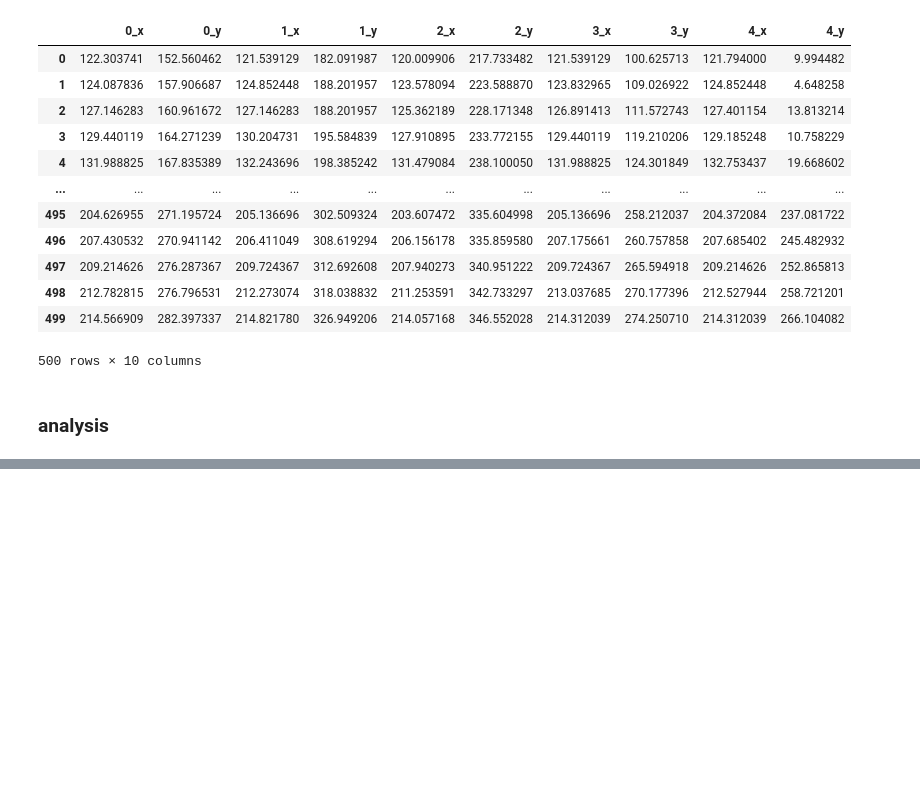
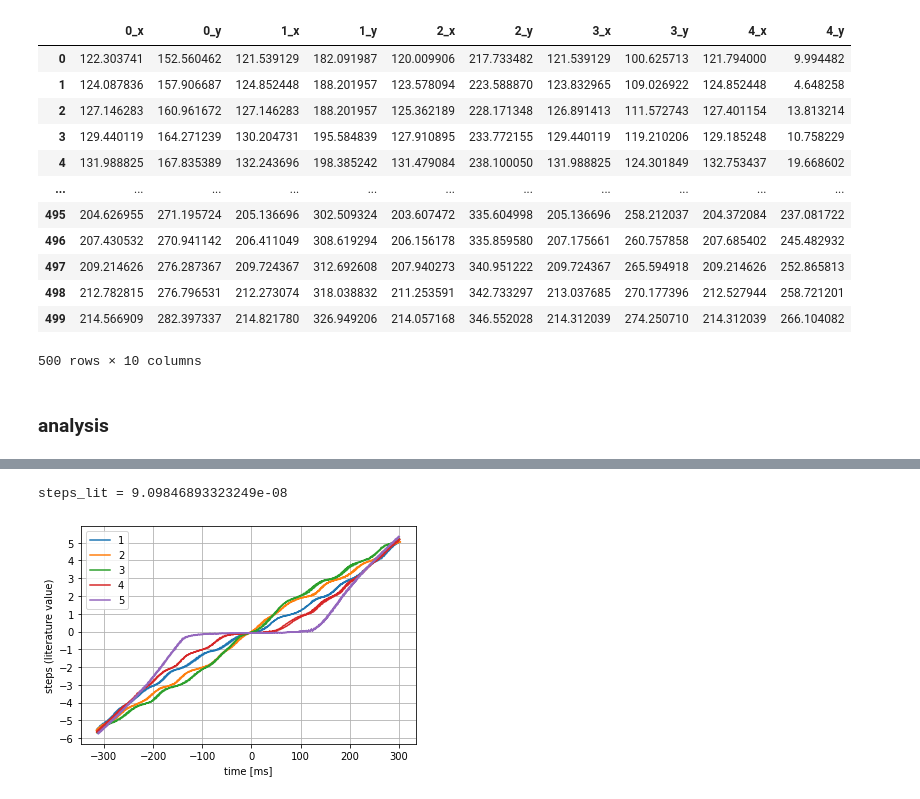
Before and after one commit to emhl/FP1, a Jupyter notebook: SQUID.ipynb, the cells around one changed output, grey strips where cells are left out. Drawn from its saved outputs; the diff is of its cells as text; code cells hidden in the pictures; blank space fills up the shorter version.

```diff
--- a/SQUID.ipynb
+++ b/SQUID.ipynb
@@ -490,0 +503,19 @@ plt.legend()
+# %%
+steps_lit = con.h/(2*con.elementary_charge) * 44e6
+print(f"steps_lit = {steps_lit}")
+plt.plot(steps['0_x'], steps['0_y']*1e-9/steps_lit, label='1')
+plt.plot(steps['1_x'], steps['1_y']*1e-9/steps_lit, label='2')
+plt.plot(steps['2_x'], steps['2_y']*1e-9/steps_lit, label='3')
+plt.plot(steps['3_x'], steps['3_y']*1e-9/steps_lit, label='4')
+plt.plot(steps['4_x'], steps['4_y']*1e-9/steps_lit, label='5')
+
+plt.legend()
+plt.xlabel('time [ms]')
+plt.ylabel('steps (literature value)')
+
+plt.yticks(np.arange(-6, 6, step=1))
+
+plt.grid()
+# %% [output]
+steps_lit = 9.09846893323249e-08
+[figure, added]
```
Also changed, not shown: parts of 1 cell of this notebook.
